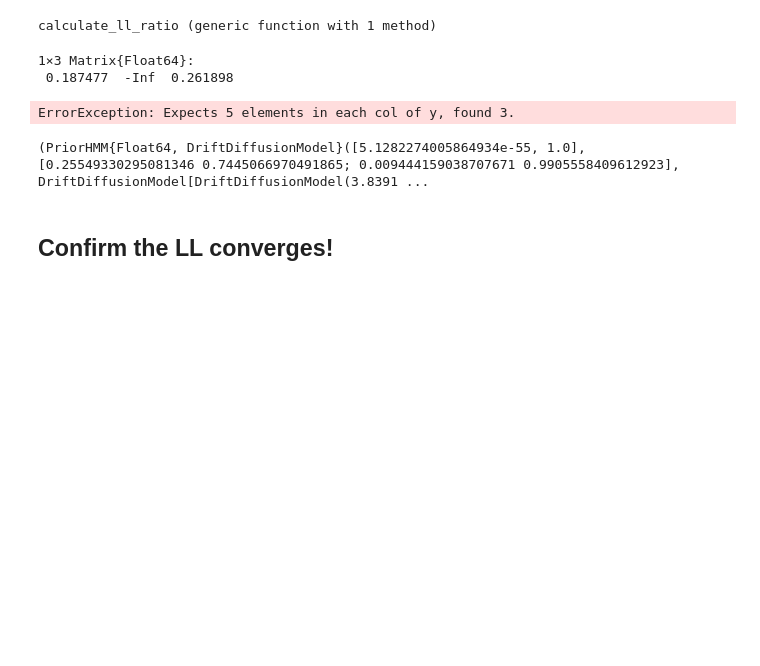
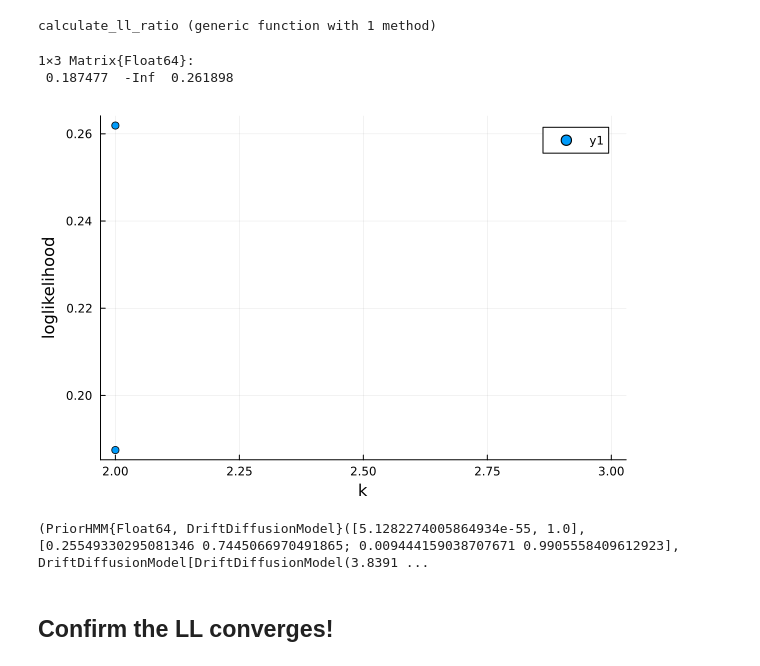
Before and after one commit to rsenne/DriftDiffusionModels.jl, a Jupyter notebook: notebooks/HMMDDM_mouse_data.ipynb, the cells around one changed output. Cells and saved outputs as stored; diff of their text form; code cells hidden in the pictures; blank space fills up the shorter version.

```diff
--- a/notebooks/HMMDDM_mouse_data.ipynb
+++ b/notebooks/HMMDDM_mouse_data.ipynb
@@ -138,8 +136,8 @@ cv_results, nobs = crossvalidate(results_by_date; n_states=2, n_folds=3, n_iter=
 (ll = Dict(2 => [-2003.8764623658608 -Inf -1352.5301977336317; -1328.3692542211718 -917.9565743632822 -1358.6734322059815; -1328.3766770988977 -1183.5953671643617 -1703.346404207264], 1 => [-2073.4680 ...
 # %%
 function calculate_ll_ratio(ℓℓ::Float64, ℓℓ₀::Float64, n::Int)
-    ll_mouseio = ℓℓ - ℓℓ₀
-    return ll_mouseio / (n * log(2))
+    ll_ratio = ℓℓ - ℓℓ₀
+    return ll_ratio / (n * log(2))
 end
 # %% [output]
 calculate_ll_ratio (generic function with 1 method)
@@ -150,12 +148,12 @@ mean(calculate_ll_ratio.( cv_results[2], cv_results[1], nobs ), dims=1)
  0.187477  -Inf  0.261898
 # %%
 plot(xlabel="k", ylabel="loglikelihood")
-for i in 1:5
-    scatter!([i for _ in 1:5], cv_results[i])
+for i in 2:2
+    scatter!([i for _ in 1:3], mean(calculate_ll_ratio.( cv_results[i], cv_results[1], nobs), dims=1)')
 end
 display(current())
 # %% [output]
-ErrorException: Expects 5 elements in each col of y, found 3.
+[figure, added]
 # %%
 # generate a HMM to start from
 trans_guess = [0.5 0.5; 0.5 0.5]
```
Also changed, not shown: parts of 1 cell of this notebook, 2 other files.
